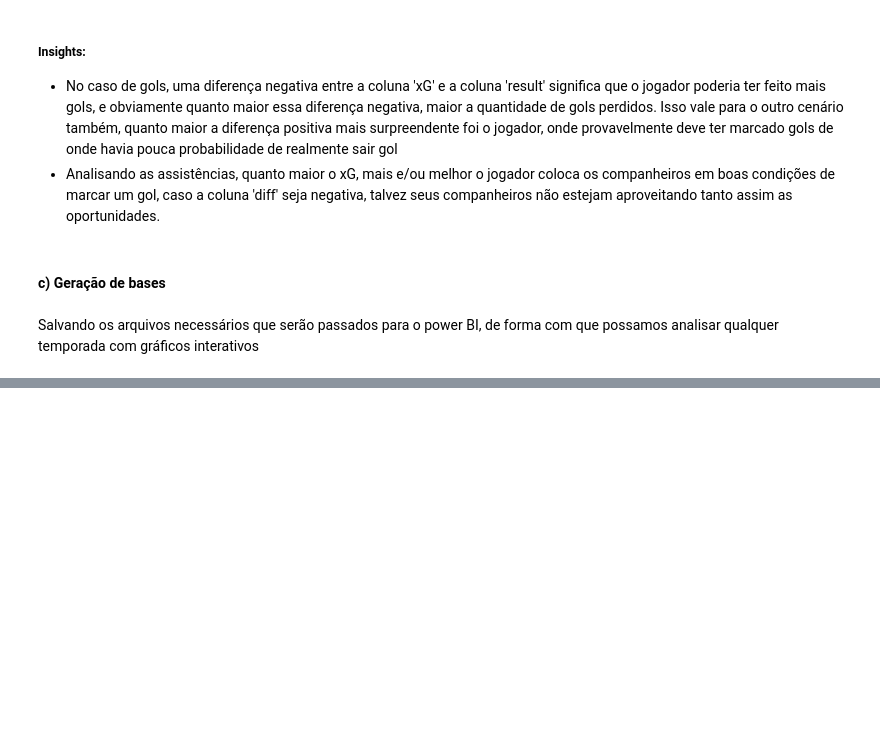
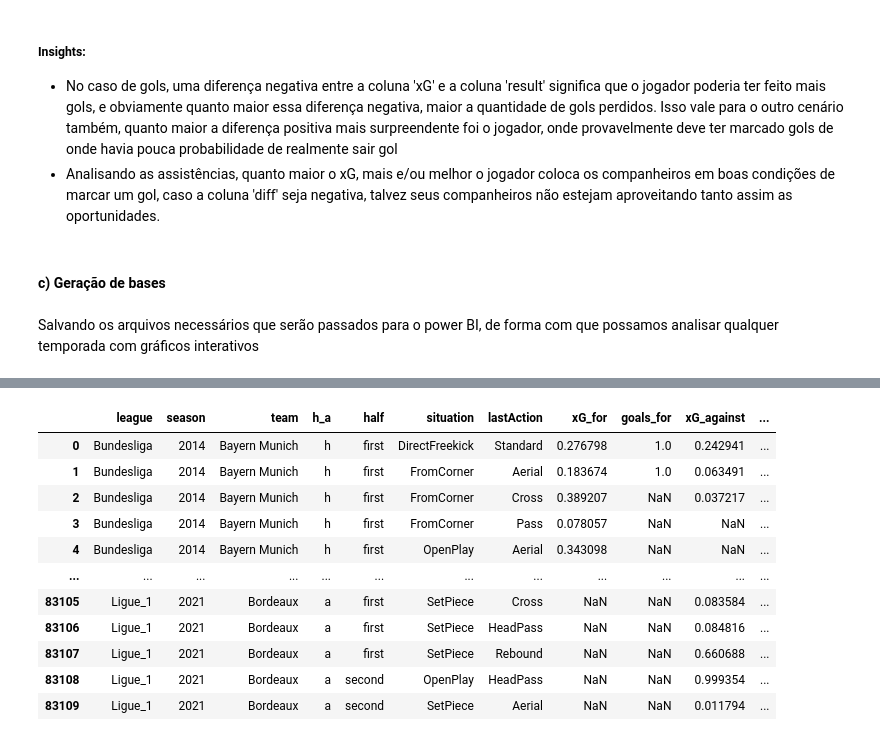
Before and after one commit to GabrielArai/TCC, a Jupyter notebook: notebooks/2-aed.ipynb, the cells around one changed output, grey strips where cells are left out. Cells and saved outputs as stored; diff of their text form; code cells hidden in the pictures; blank space fills up the shorter version.

```diff
--- a/notebooks/2-aed.ipynb
+++ b/notebooks/2-aed.ipynb
@@ -518,0 +517,94 @@ Salvando os arquivos necessários que serão passados para o power BI, de forma
+# %%
+leagues = df_xg.league.unique()
+seasons = df_xg.season.unique()
+all_dfs_for = []
+all_dfs_against = []
+
+for l in leagues:
+    for s in seasons:
+        df_goal = df_xg[(df_xg.result == 'Goal')&(df_xg.league == l)&(df_xg.season == s)]
+        df_xgs = df_xg[(df_xg.league == l)&(df_xg.season == s)]
+        teams = df_goal.player_team.unique()
+        for t in teams:
+            # Goals for Home
+            df_h_goals_for = df_goal[(df_goal.player_team == t)&(df_goal.h_a == 'h')]
+            df_h_goals_for = df_h_goals_for.groupby([
+                'league','season','player_team','h_a','half','situation','lastAction'])["result"].count().reset_index()
+            #df_h_goals_for['h_a'] = 'h'
+
+            # Goals for Away
+            df_a_goals_for = df_goal[(df_goal.player_team == t)&(df_goal.h_a == 'a')]
+            df_a_goals_for = df_a_goals_for.groupby([
+                'league','season','player_team','h_a','half','situation','lastAction'])["result"].count().reset_index()
+            #df_a_goals_for['h_a'] = 'a'
+            df_goals_for = pd.concat([df_h_goals_for, df_a_goals_for], ignore_index=True)
+
+            # xGs for Home
+            df_h_xg_for = df_xgs[(df_xgs.player_team == t)&(df_xgs.h_a == 'h')]
+            df_h_xg_for = df_h_xg_for.groupby([
+                'league','season','player_team','h_a','half','situation','lastAction'])["xG"].sum().reset_index()
+            #df_h_xg_for['h_a'] = 'h'
+
+            # xGs for Away
+            df_a_xg_for = df_xgs[(df_xgs.player_team == t)&(df_xgs.h_a == 'a')]
+            df_a_xg_for = df_a_xg_for.groupby([
+                'league','season','player_team','h_a','half','situation','lastAction'])["xG"].sum().reset_index()
+            #df_a_xg_for['h_a'] = 'a'
+            df_xg_for = pd.concat([df_h_xg_for, df_a_xg_for], ignore_index=True)
+
+            df_merge_for = df_xg_for.merge(df_goals_for, how='left', on=[
+                'league','season','player_team','h_a','half','situation','lastAction'])
+            all_dfs_for.append(df_merge_for)
+
+            # Goals against Home
+            df_h_goals_against = df_goal[(df_goal.opponent_team == t)&(df_goal.h_a == 'h')]
+            df_h_goals_against = df_h_goals_against.groupby([
+                'league','season','opponent_team','h_a','half','situation','lastAction'])["result"].count().reset_index()
+            #df_h_goals_against['h_a'] = 'h'
+
+            # Goals against Away
+            df_a_goals_against = df_goal[(df_goal.opponent_team == t)&(df_goal.h_a == 'a')]
+            df_a_goals_against = df_a_goals_against.groupby([
+                'league','season','opponent_team','h_a','half','situation','lastAction'])["result"].count().reset_index()
+            #df_a_goals_against['h_a'] = 'a'
+
+            df_goals_against = pd.concat([df_h_goals_against, df_a_goals_against], ignore_index=True)
+
+            # xGs against Home
+            df_h_xgs_against = df_xgs[(df_xgs.opponent_team == t)&(df_xgs.h_a == 'h')]
+            df_h_xgs_against = df_h_xgs_against.groupby([
+                'league','season','opponent_team','h_a','half','situation','lastAction'])["xG"].sum().reset_index()
+            #df_h_xgs_against['h_a'] = 'h'
+
+            # xGs against Away
+            df_a_xgs_against = df_xgs[(df_xgs.opponent_team == t)&(df_xgs.h_a == 'a')]
+            df_a_xgs_against = df_a_xgs_against.groupby([
+                'league','season','opponent_team','h_a','half','situation','lastAction'])["xG"].sum().reset_index()
+            #df_a_xgs_against['h_a'] = 'a'
+
+            df_xgs_against = pd.concat([df_h_xgs_against, df_a_xgs_against], ignore_index=True)
+
+            df_merge_against = df_xgs_against.merge(df_goals_against, how='left', on=[
+                'league','season','opponent_team','h_a','half','situation','lastAction'])
+            all_dfs_against.append(df_merge_against)
+
+df_for = pd.concat(all_dfs_for)
+df_for = df_for.rename(columns={'player_team': 'team', 'result': 'goals_for','xG': 'xG_for'})
+df_against = pd.concat(all_dfs_against)
+df_against = df_against.rename(columns={'opponent_team': 'team', 'result': 'goals_against','xG': 'xG_against'})
+df_clean = df_for.merge(df_against, how = 'outer', on=[
+    'league','season','team','h_a','half','situation','lastAction'])
+df_clean
+# %% [output]
+|  | league | season | team | h_a | half | situation | lastAction | xG_for | goals_for | xG_against | ... |
+| 0 | Bundesliga | 2014 | Bayern Munich | h | first | DirectFreekick | Standard | 0.276798 | 1.0 | 0.242941 | ... |
+| 1 | Bundesliga | 2014 | Bayern Munich | h | first | FromCorner | Aerial | 0.183674 | 1.0 | 0.063491 | ... |
+| 2 | Bundesliga | 2014 | Bayern Munich | h | first | FromCorner | Cross | 0.389207 | NaN | 0.037217 | ... |
+| 3 | Bundesliga | 2014 | Bayern Munich | h | first | FromCorner | Pass | 0.078057 | NaN | NaN | ... |
+| 4 | Bundesliga | 2014 | Bayern Munich | h | first | OpenPlay | Aerial | 0.343098 | NaN | NaN | ... |
+| ... | ... | ... | ... | ... | ... | ... | ... | ... | ... | ... | ... |
+| 83105 | Ligue_1 | 2021 | Bordeaux | a | first | SetPiece | Cross | NaN | NaN | 0.083584 | ... |
+| 83106 | Ligue_1 | 2021 | Bordeaux | a | first | SetPiece | HeadPass | NaN | NaN | 0.084816 | ... |
+| 83107 | Ligue_1 | 2021 | Bordeaux | a | first | SetPiece | Rebound | NaN | NaN | 0.660688 | ... |
+| 83108 | Ligue_1 | 2021 | Bordeaux | a | second | OpenPlay | HeadPass | NaN | NaN | 0.999354 | ... |
+| 83109 | Ligue_1 | 2021 | Bordeaux | a | second | SetPiece | Aerial | NaN | NaN | 0.011794 | ... |
```
Also changed, not shown: parts of 11 cells of this notebook.
